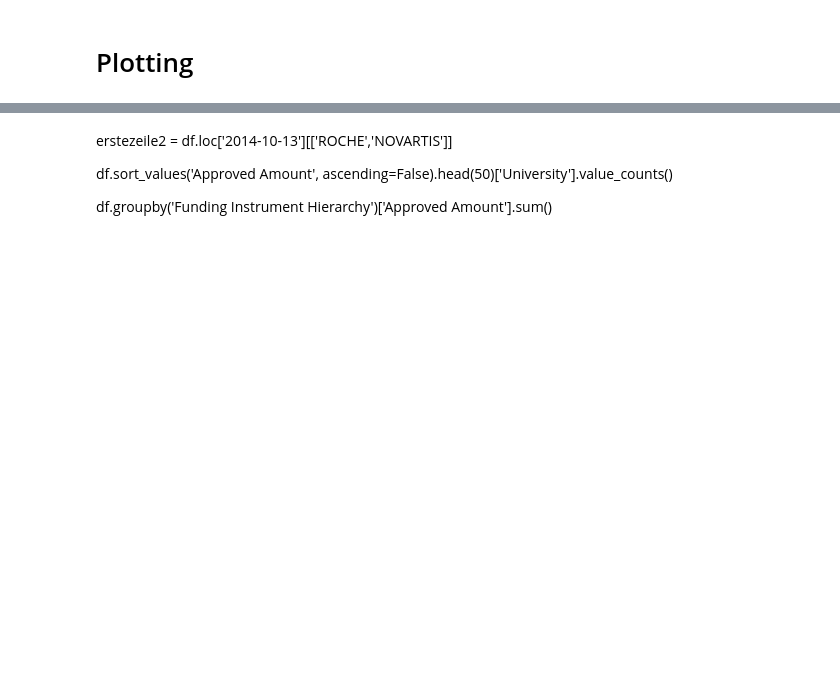
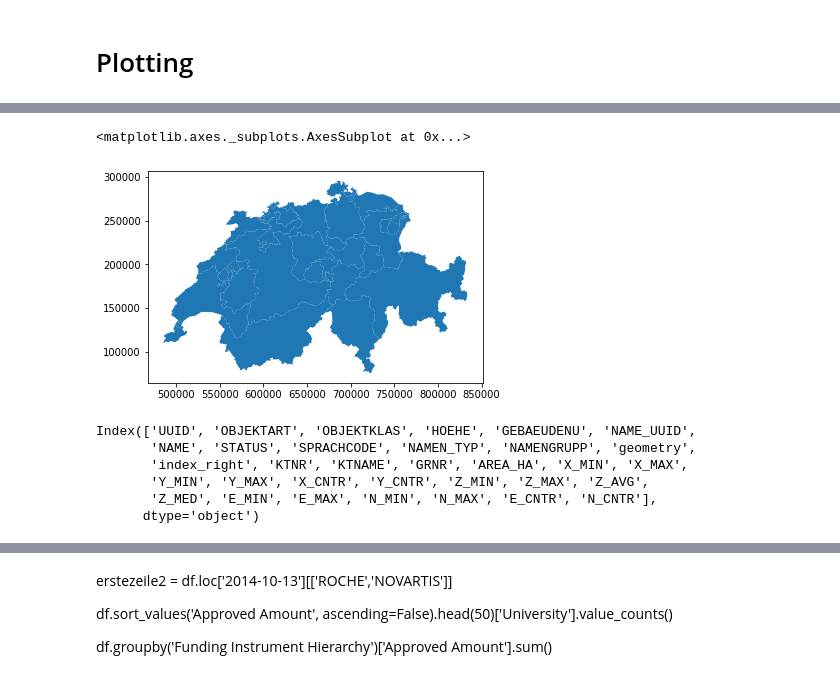
Before and after one commit to katrinnidzwetzki/cas-ddj-abschlussarbeit, a Jupyter notebook: 04_ortsnamen_heiligennamen.ipynb, the cells around one changed output, grey strips where cells are left out. Drawn from its saved outputs; the diff is of its cells as text; code cells hidden in the pictures; blank space fills up the shorter version.

```diff
--- a/04_ortsnamen_heiligennamen.ipynb
+++ b/04_ortsnamen_heiligennamen.ipynb
@@ -166,0 +239,5 @@ gdf_spaltenliste[gdf_spaltenliste['NAME'].str.contains("St. ")]
+# %%
+gdf_kantone.plot()
+# %% [output]
+<matplotlib.axes._subplots.AxesSubplot at 0x...>
+[figure, added]
@@ -166,0 +247,9 @@ gdf_spaltenliste[gdf_spaltenliste['NAME'].str.contains("St. ")]
+# %%
+gdf_merged.columns
+# %% [output]
+Index(['UUID', 'OBJEKTART', 'OBJEKTKLAS', 'HOEHE', 'GEBAEUDENU', 'NAME_UUID',
+       'NAME', 'STATUS', 'SPRACHCODE', 'NAMEN_TYP', 'NAMENGRUPP', 'geometry',
+       'index_right', 'KTNR', 'KTNAME', 'GRNR', 'AREA_HA', 'X_MIN', 'X_MAX',
+       'Y_MIN', 'Y_MAX', 'X_CNTR', 'Y_CNTR', 'Z_MIN', 'Z_MAX', 'Z_AVG',
+       'Z_MED', 'E_MIN', 'E_MAX', 'N_MIN', 'N_MAX', 'E_CNTR', 'N_CNTR'],
+      dtype='object')
```
Also changed, not shown: parts of 34 cells of this notebook, 1 other file.
